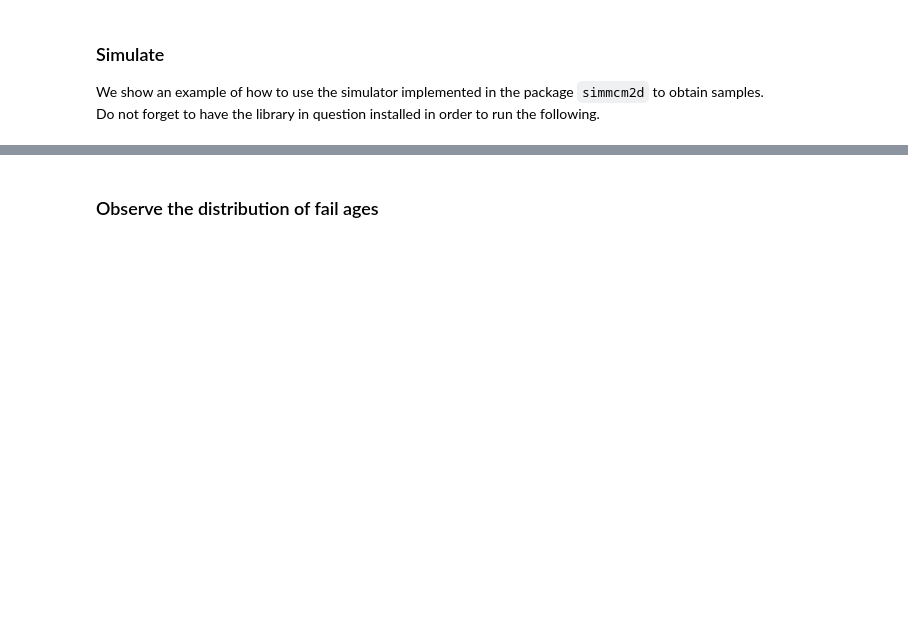
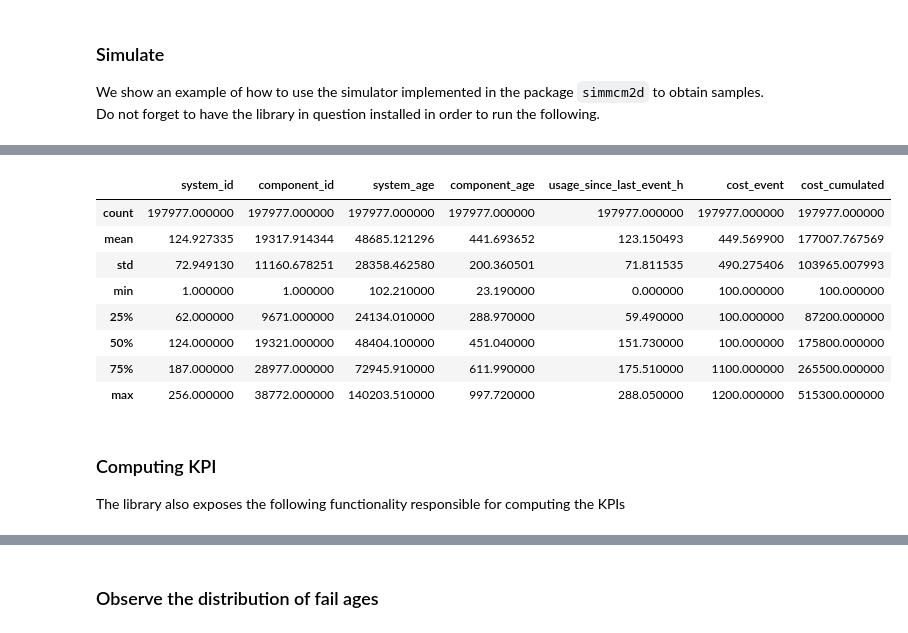
Before and after one commit to alc4ml/ProjetM2D2526, a Jupyter notebook: simmcm2d/examples/simulator_example.ipynb, the cells around one changed output, grey strips where cells are left out. Cells and saved outputs as stored; diff of their text form; code cells hidden in the pictures; blank space fills up the shorter version.

```diff
--- a/simmcm2d/examples/simulator_example.ipynb
+++ b/simmcm2d/examples/simulator_example.ipynb
@@ -163,5 +69,0 @@ Alternative to the previous direct call, one can take advantage of using a `.jso
-# %%
-conf_filepath = "sample_system_dataset.json"
-
-df = sample_datasets_conf(conf_filepath)
-df.head()
@@ -174,0 +79,16 @@ df.head()
+# %%
+df.describe()
+# %% [output]
+|  | system_id | component_id | system_age | component_age | usage_since_last_event_h | cost_event | cost_cumulated |
+| count | 197977.000000 | 197977.000000 | 197977.000000 | 197977.000000 | 197977.000000 | 197977.000000 | 197977.000000 |
+| mean | 124.927335 | 19317.914344 | 48685.121296 | 441.693652 | 123.150493 | 449.569900 | 177007.767569 |
+| std | 72.949130 | 11160.678251 | 28358.462580 | 200.360501 | 71.811535 | 490.275406 | 103965.007993 |
+| min | 1.000000 | 1.000000 | 102.210000 | 23.190000 | 0.000000 | 100.000000 | 100.000000 |
+| 25% | 62.000000 | 9671.000000 | 24134.010000 | 288.970000 | 59.490000 | 100.000000 | 87200.000000 |
+| 50% | 124.000000 | 19321.000000 | 48404.100000 | 451.040000 | 151.730000 | 100.000000 | 175800.000000 |
+| 75% | 187.000000 | 28977.000000 | 72945.910000 | 611.990000 | 175.510000 | 1100.000000 | 265500.000000 |
+| max | 256.000000 | 38772.000000 | 140203.510000 | 997.720000 | 288.050000 | 1200.000000 | 515300.000000 |
+# %% [markdown]
+### Computing KPI
+
+The library also exposes the following functionality responsible for computing the KPIs
```
Also changed, not shown: parts of 29 cells of this notebook, 12 other files.
